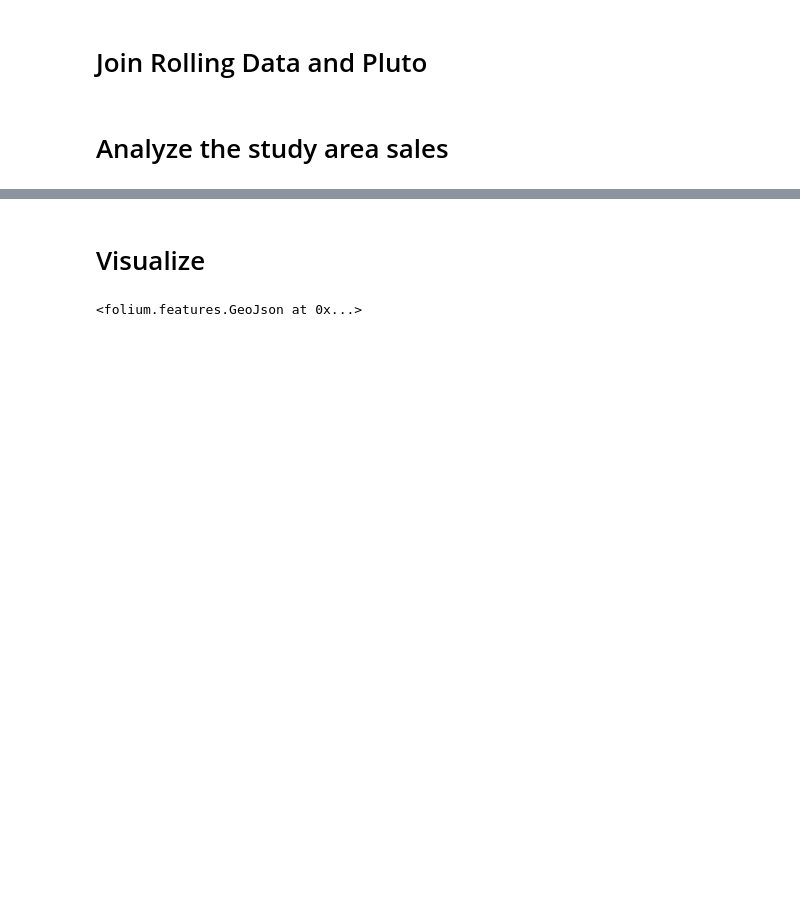
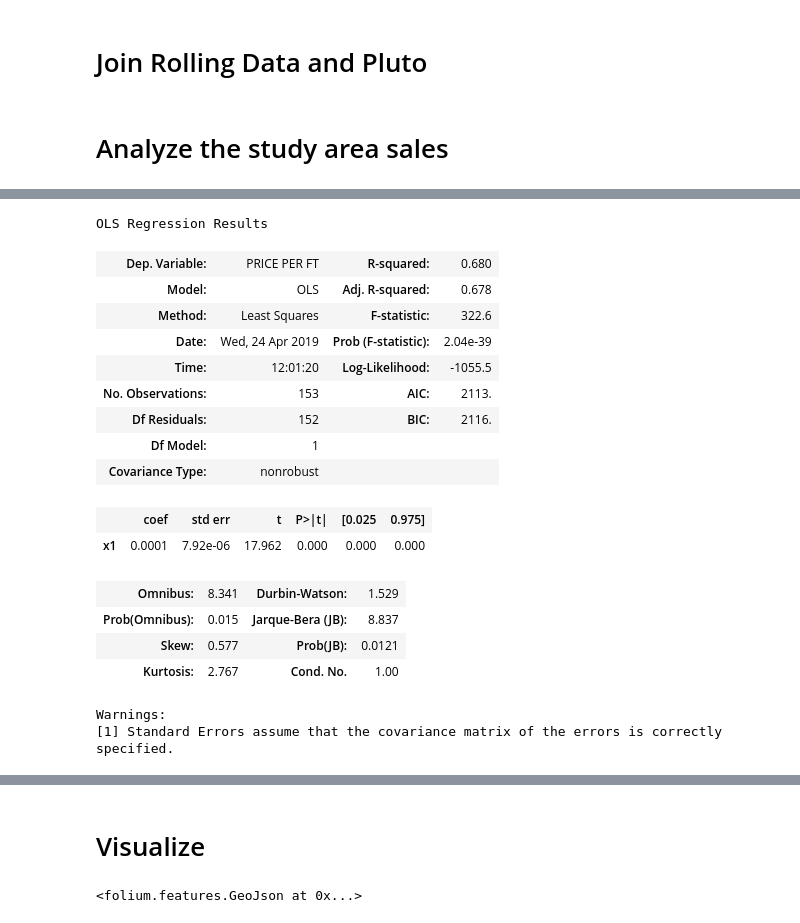
Before and after one commit to akash-y/digitalceqr, a Jupyter notebook: CHAPTER 5 - SOCIO/analyze_rolling_sales_data.ipynb, the cells around one changed output, grey strips where cells are left out. Cells and saved outputs as stored; diff of their text form; code cells hidden in the pictures; blank space fills up the shorter version.

```diff
--- a/CHAPTER 5 - SOCIO/analyze_rolling_sales_data.ipynb
+++ b/CHAPTER 5 - SOCIO/analyze_rolling_sales_data.ipynb
@@ -77,0 +167,28 @@ list(study_area_prices)
+# %%
+y = prepped_study_area_sales['PRICE PER FT']
+X = prepped_study_area_sales.index.to_julian_date()
+
+model = sm.OLS(y, X).fit()
+predictions = model.predict(X) # make the predictions by the model
+
+# Print out the statistics
+model.summary()
+# %% [output]
+OLS Regression Results
+| Dep. Variable: | PRICE PER FT | R-squared: | 0.680 |
+| Model: | OLS | Adj. R-squared: | 0.678 |
+| Method: | Least Squares | F-statistic: | 322.6 |
+| Date: | Wed, 24 Apr 2019 | Prob (F-statistic): | 2.04e-39 |
+| Time: | 12:01:20 | Log-Likelihood: | -1055.5 |
+| No. Observations: | 153 | AIC: | 2113. |
+| Df Residuals: | 152 | BIC: | 2116. |
+| Df Model: | 1 |  |  |
+| Covariance Type: | nonrobust |  |  |
+|  | coef | std err | t | P>|t| | [0.025 | 0.975] |
+| x1 | 0.0001 | 7.92e-06 | 17.962 | 0.000 | 0.000 | 0.000 |
+| Omnibus: | 8.341 | Durbin-Watson: | 1.529 |
+| Prob(Omnibus): | 0.015 | Jarque-Bera (JB): | 8.837 |
+| Skew: | 0.577 | Prob(JB): | 0.0121 |
+| Kurtosis: | 2.767 | Cond. No. | 1.00 |
+Warnings:
+[1] Standard Errors assume that the covariance matrix of the errors is correctly specified.
```
Also changed, not shown: parts of 19 cells of this notebook.
